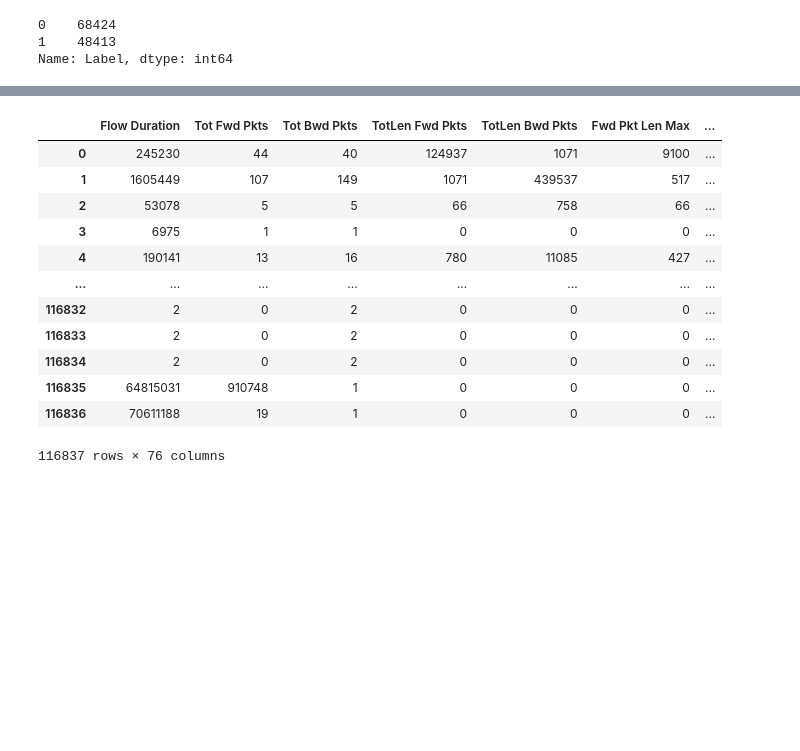
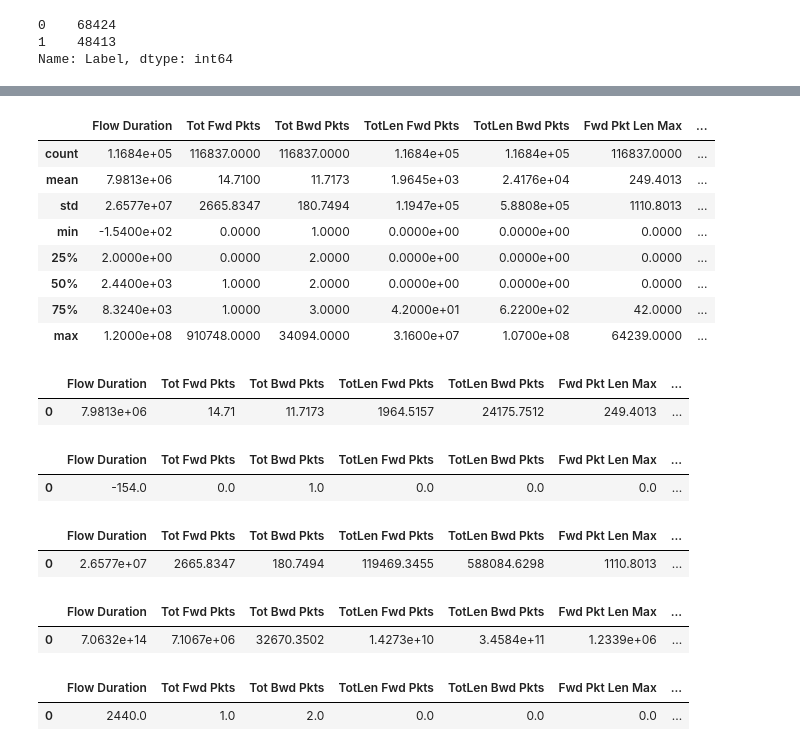
Before and after one commit to AdiPlay/Artifact-Intelligence, a Jupyter notebook: lab_19_04_dod/Network dataset.ipynb, the cells around one changed output, grey strips where cells are left out. Saved outputs shown, nothing was run; the diff lists cells and outputs as text; code cells hidden in the pictures; blank space fills up the shorter version.

```diff
--- a/lab_19_04_dod/Network dataset.ipynb
+++ b/lab_19_04_dod/Network dataset.ipynb
@@ -58,16 +70,18 @@ Name: Label, dtype: int64
 # %%
-df1_cut
+df1_cut.describe()
 # %% [output]
 |  | Flow Duration | Tot Fwd Pkts | Tot Bwd Pkts | TotLen Fwd Pkts | TotLen Bwd Pkts | Fwd Pkt Len Max | ... |
-| 0 | 245230 | 44 | 40 | 124937 | 1071 | 9100 | ... |
-| 1 | 1605449 | 107 | 149 | 1071 | 439537 | 517 | ... |
-| 2 | 53078 | 5 | 5 | 66 | 758 | 66 | ... |
-| 3 | 6975 | 1 | 1 | 0 | 0 | 0 | ... |
-| 4 | 190141 | 13 | 16 | 780 | 11085 | 427 | ... |
-| ... | ... | ... | ... | ... | ... | ... | ... |
-| 116832 | 2 | 0 | 2 | 0 | 0 | 0 | ... |
-| 116833 | 2 | 0 | 2 | 0 | 0 | 0 | ... |
-| 116834 | 2 | 0 | 2 | 0 | 0 | 0 | ... |
-| 116835 | 64815031 | 910748 | 1 | 0 | 0 | 0 | ... |
-| 116836 | 70611188 | 19 | 1 | 0 | 0 | 0 | ... |
+| count | 1.1684e+05 | 116837.0000 | 116837.0000 | 1.1684e+05 | 1.1684e+05 | 116837.0000 | ... |
+| mean | 7.9813e+06 | 14.7100 | 11.7173 | 1.9645e+03 | 2.4176e+04 | 249.4013 | ... |
+| std | 2.6577e+07 | 2665.8347 | 180.7494 | 1.1947e+05 | 5.8808e+05 | 1110.8013 | ... |
+| min | -1.5400e+02 | 0.0000 | 1.0000 | 0.0000e+00 | 0.0000e+00 | 0.0000 | ... |
+| 25% | 2.0000e+00 | 0.0000 | 2.0000 | 0.0000e+00 | 0.0000e+00 | 0.0000 | ... |
+| 50% | 2.4400e+03 | 1.0000 | 2.0000 | 0.0000e+00 | 0.0000e+00 | 0.0000 | ... |
+| 75% | 8.3240e+03 | 1.0000 | 3.0000 | 4.2000e+01 | 6.2200e+02 | 42.0000 | ... |
+| max | 1.2000e+08 | 910748.0000 | 34094.0000 | 3.1600e+07 | 1.0700e+08 | 64239.0000 | ... |
-116837 rows × 76 columns
+# %%
+x_mean = np.transpose(pd.DataFrame(df1_cut.mean())) #średnia wartość dla każdej kolumny
+x_mean
+# %% [output]
+|  | Flow Duration | Tot Fwd Pkts | Tot Bwd Pkts | TotLen Fwd Pkts | TotLen Bwd Pkts | Fwd Pkt Len Max | ... |
+| 0 | 7.9813e+06 | 14.71 | 11.7173 | 1964.5157 | 24175.7512 | 249.4013 | ... |
@@ -73,0 +90,24 @@ df1_cut
+# %%
+x_min = np.transpose(pd.DataFrame(df1_cut.min())) #minimalna wartość dla każdej kolumny
+x_min
+# %% [output]
+|  | Flow Duration | Tot Fwd Pkts | Tot Bwd Pkts | TotLen Fwd Pkts | TotLen Bwd Pkts | Fwd Pkt Len Max | ... |
+| 0 | -154.0 | 0.0 | 1.0 | 0.0 | 0.0 | 0.0 | ... |
+# %%
+x_std = np.transpose(pd.DataFrame(df1_cut.std())) #odchylenie standardowe dla każdej kolumny
+x_std
+# %% [output]
+|  | Flow Duration | Tot Fwd Pkts | Tot Bwd Pkts | TotLen Fwd Pkts | TotLen Bwd Pkts | Fwd Pkt Len Max | ... |
+| 0 | 2.6577e+07 | 2665.8347 | 180.7494 | 119469.3455 | 588084.6298 | 1110.8013 | ... |
+# %%
+x_var = np.transpose(pd.DataFrame(df1_cut.var())) #wariancja dla każdej kolumny
+x_var
+# %% [output]
+|  | Flow Duration | Tot Fwd Pkts | Tot Bwd Pkts | TotLen Fwd Pkts | TotLen Bwd Pkts | Fwd Pkt Len Max | ... |
+| 0 | 7.0632e+14 | 7.1067e+06 | 32670.3502 | 1.4273e+10 | 3.4584e+11 | 1.2339e+06 | ... |
+# %%
+x_median = np.transpose(pd.DataFrame(df1_cut.median())) #mediana dla każdej kolumny
+x_median
+# %% [output]
+|  | Flow Duration | Tot Fwd Pkts | Tot Bwd Pkts | TotLen Fwd Pkts | TotLen Bwd Pkts | Fwd Pkt Len Max | ... |
+| 0 | 2440.0 | 1.0 | 2.0 | 0.0 | 0.0 | 0.0 | ... |
```
Also changed, not shown: parts of 6 cells of this notebook, 3 other files.
